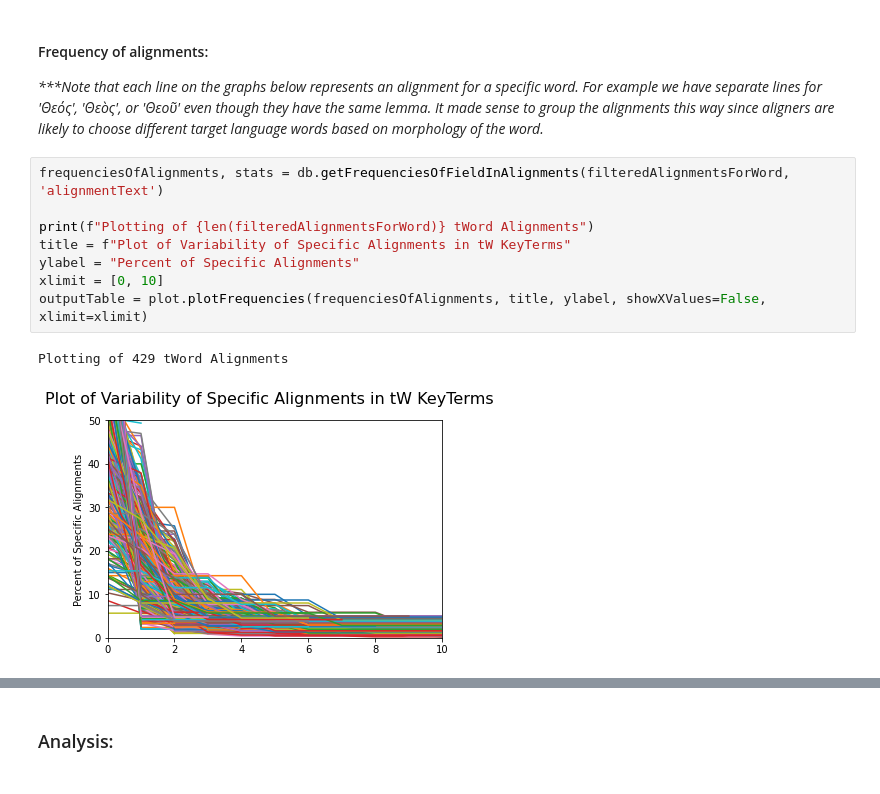
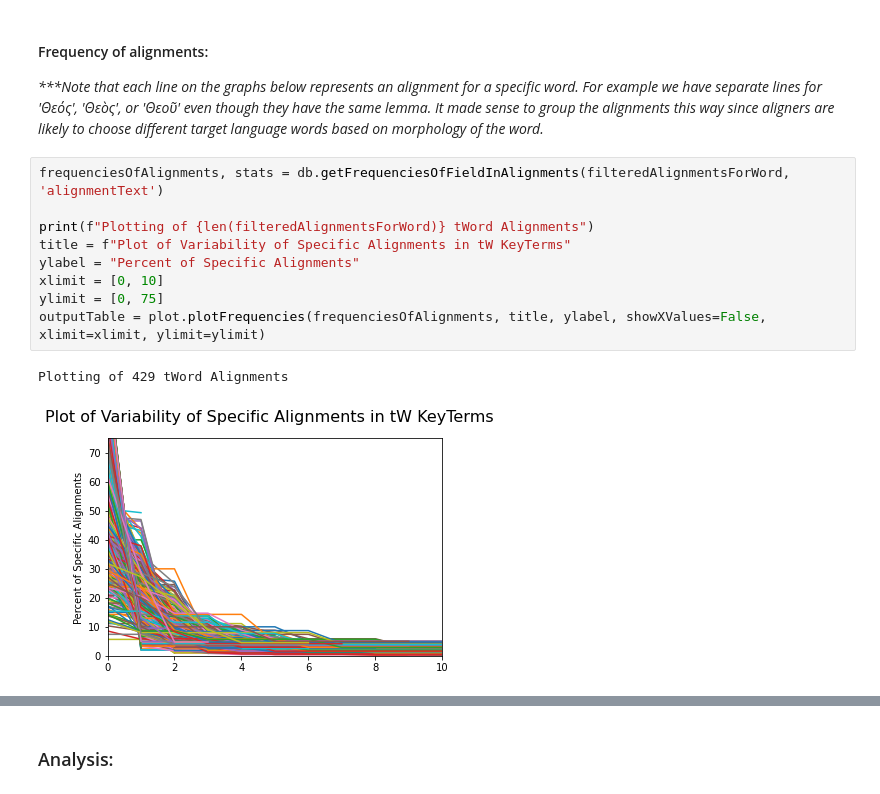
Before and after one commit to unfoldingWord-box3/alignment-ml, a Jupyter notebook: plot_multi_alignments_twords.ipynb, the cells around one changed output, grey strips where cells are left out. Saved outputs shown, nothing was run; the diff lists cells and outputs as text.

Commit message:
Tweaked plot to add adjustable range for y axis

```diff
--- a/plot_multi_alignments_twords.ipynb
+++ b/plot_multi_alignments_twords.ipynb
@@ -59,14 +59,15 @@ _***Note that each line on the graphs below represents an alignment for a specif
 # %%
 frequenciesOfAlignments, stats = db.getFrequenciesOfFieldInAlignments(filteredAlignmentsForWord, 'alignmentText')
 
 print(f"Plotting of {len(filteredAlignmentsForWord)} tWord Alignments")
 title = f"Plot of Variability of Specific Alignments in tW KeyTerms"
 ylabel = "Percent of Specific Alignments"
 xlimit = [0, 10]
-outputTable = plot.plotFrequencies(frequenciesOfAlignments, title, ylabel, showXValues=False, xlimit=xlimit)
+ylimit = [0, 75]
+outputTable = plot.plotFrequencies(frequenciesOfAlignments, title, ylabel, showXValues=False, xlimit=xlimit, ylimit=ylimit)
 # %% [output]
 Plotting of 429 tWord Alignments
-[figure, old version]
+[figure, new version]
 # %%
 print(f"Testing all tWords")
 
```
Also changed, not shown: parts of 6 cells of this notebook, 11 other files.
